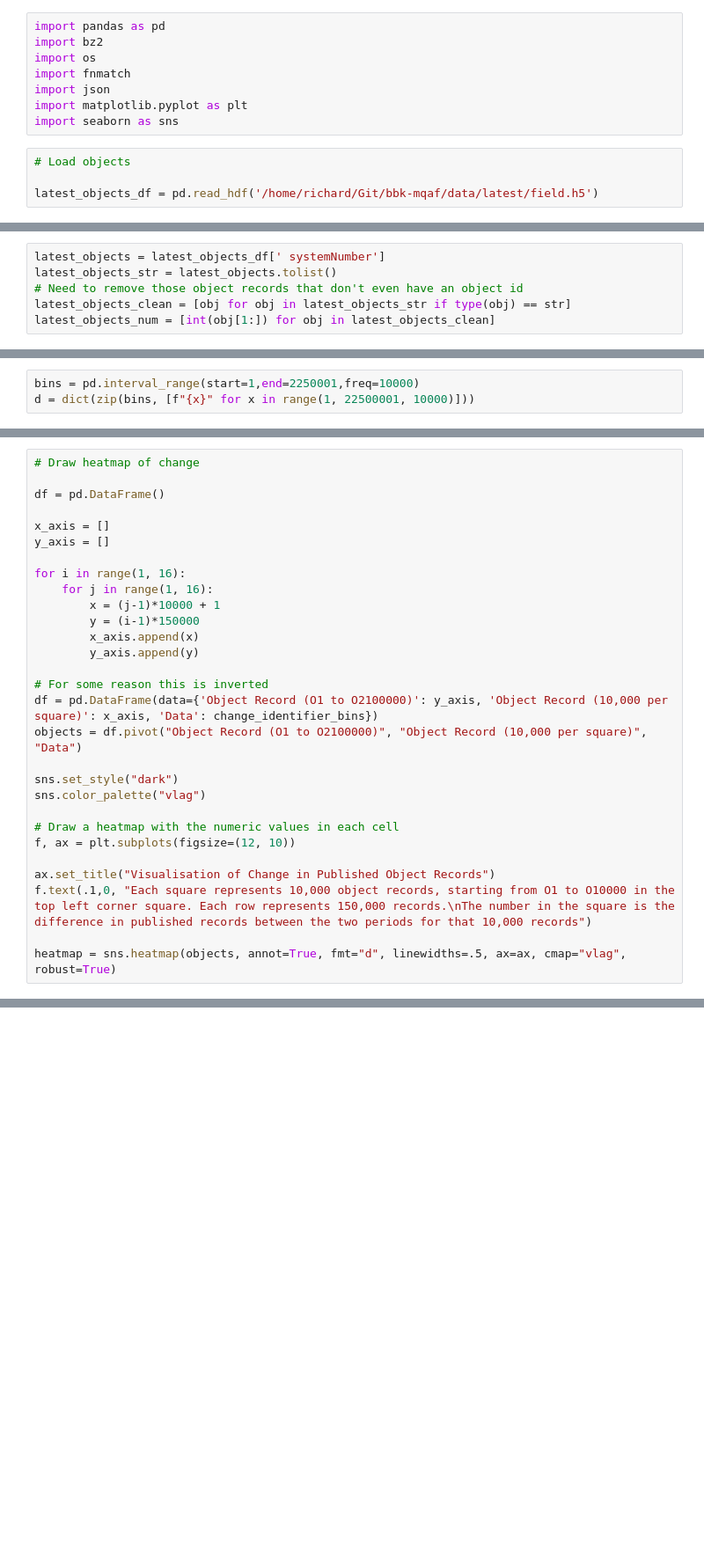
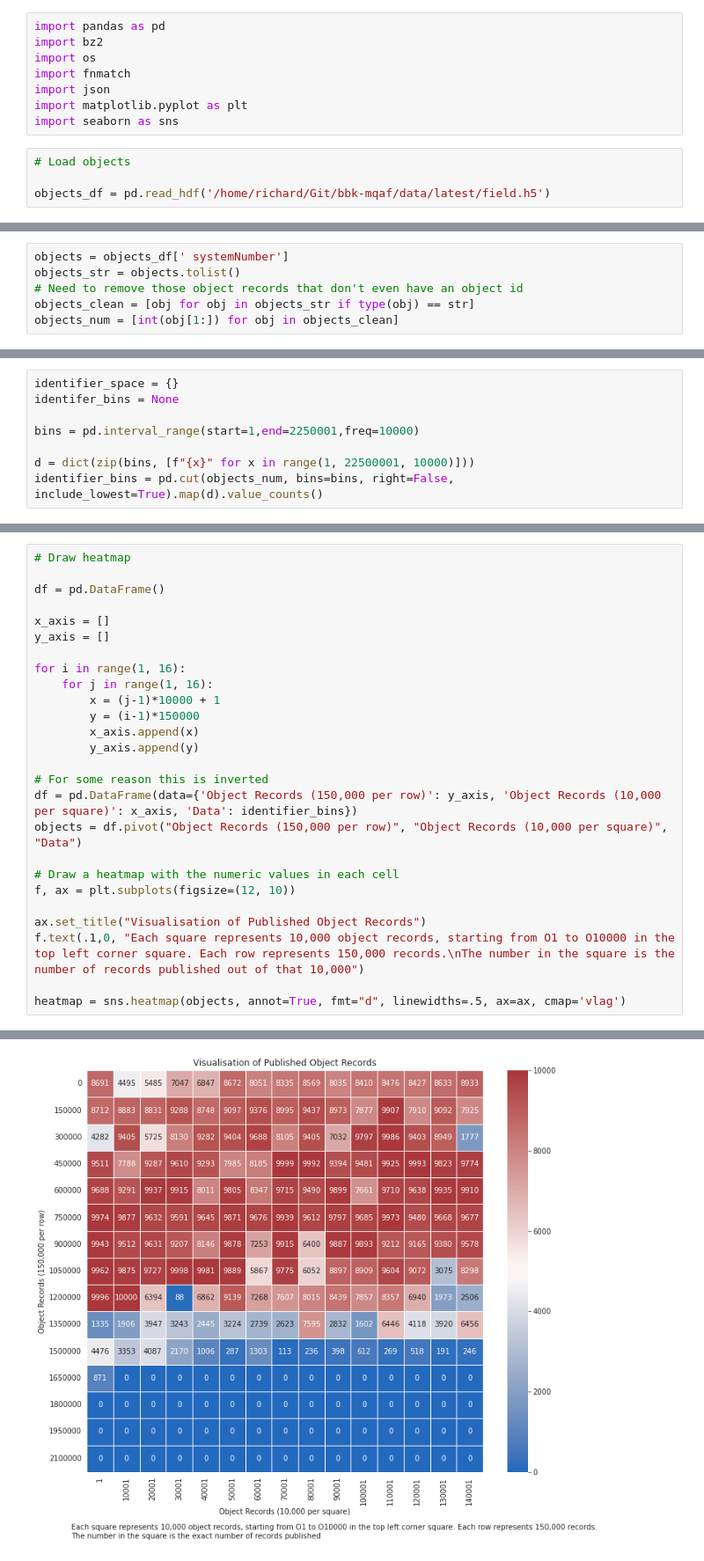
Before and after one commit to atiro/vam-metadata-analysis, a Jupyter notebook: _sources/overview/published-object-range-latest.ipynb, the cells around one changed output, grey strips where cells are left out. Shown at 88% size. Drawn from its saved outputs; the diff is of its cells as text; blank space fills up the shorter version.

```diff
--- a/_sources/overview/published-object-range-latest.ipynb
+++ b/_sources/overview/published-object-range-latest.ipynb
@@ -15,4 +14,4 @@ import seaborn as sns
 # %%
 # Load objects
 
-latest_objects_df = pd.read_hdf('/home/richard/Git/bbk-mqaf/data/latest/field.h5')
+objects_df = pd.read_hdf('/home/richard/Git/bbk-mqaf/data/latest/field.h5')
@@ -21,6 +18,6 @@ previous_objects_df = pd.read_hdf('/home/richard/Git/bbk-mqaf/data/prev/field.h5
 # %%
-latest_objects = latest_objects_df[' systemNumber']
-latest_objects_str = latest_objects.tolist()
+objects = objects_df[' systemNumber']
+objects_str = objects.tolist()
 # Need to remove those object records that don't even have an object id
-latest_objects_clean = [obj for obj in latest_objects_str if type(obj) == str]
-latest_objects_num = [int(obj[1:]) for obj in latest_objects_clean]
+objects_clean = [obj for obj in objects_str if type(obj) == str]
+objects_num = [int(obj[1:]) for obj in objects_clean]
@@ -32,3 +24,8 @@ previous_objects_num = [int(obj[1:]) for obj in previous_objects_clean]
 # %%
+identifier_space = {}
+identifer_bins = None
+
 bins = pd.interval_range(start=1,end=2250001,freq=10000)
+
 d = dict(zip(bins, [f"{x}" for x in range(1, 22500001, 10000)]))
+identifier_bins = pd.cut(objects_num, bins=bins, right=False, include_lowest=True).map(d).value_counts()
@@ -47,5 +32,5 @@ change_identifier_bins = latest_identifier_bins - previous_identifier_bins
 # %%
-# Draw heatmap of change
+# Draw heatmap
 
 df = pd.DataFrame()
 
@@ -60,17 +45,14 @@ for i in range(1, 16):
         y_axis.append(y)
 
 # For some reason this is inverted
-df = pd.DataFrame(data={'Object Record (O1 to O2100000)': y_axis, 'Object Record (10,000 per square)': x_axis, 'Data': change_identifier_bins})
-objects = df.pivot("Object Record (O1 to O2100000)", "Object Record (10,000 per square)", "Data")
-
-sns.set_style("dark")
-sns.color_palette("vlag")
+df = pd.DataFrame(data={'Object Records (150,000 per row)': y_axis, 'Object Records (10,000 per square)': x_axis, 'Data': identifier_bins})
+objects = df.pivot("Object Records (150,000 per row)", "Object Records (10,000 per square)", "Data")
 
 # Draw a heatmap with the numeric values in each cell
 f, ax = plt.subplots(figsize=(12, 10))
 
-ax.set_title("Visualisation of Change in Published Object Records")
-f.text(.1,0, "Each square represents 10,000 object records, starting from O1 to O10000 in the top left corner square. Each row represents 150,000 records.\nThe number in the square is the difference in published records between the two periods for that 10,000 records")
+ax.set_title("Visualisation of Published Object Records")
+f.text(.1,0, "Each square represents 10,000 object records, starting from O1 to O10000 in the top left corner square. Each row represents 150,000 records.\nThe number in the square is the number of records published out of that 10,000")
 
-heatmap = sns.heatmap(objects, annot=True, fmt="d", linewidths=.5, ax=ax, cmap="vlag", robust=True)
+heatmap = sns.heatmap(objects, annot=True, fmt="d", linewidths=.5, ax=ax, cmap='vlag')
 # %% [output]
@@ -77,0 +59 @@ NameError: name 'pd' is not defined
+[figure, added]
```
Also changed, not shown: parts of 9 cells of this notebook, 9 other files.
